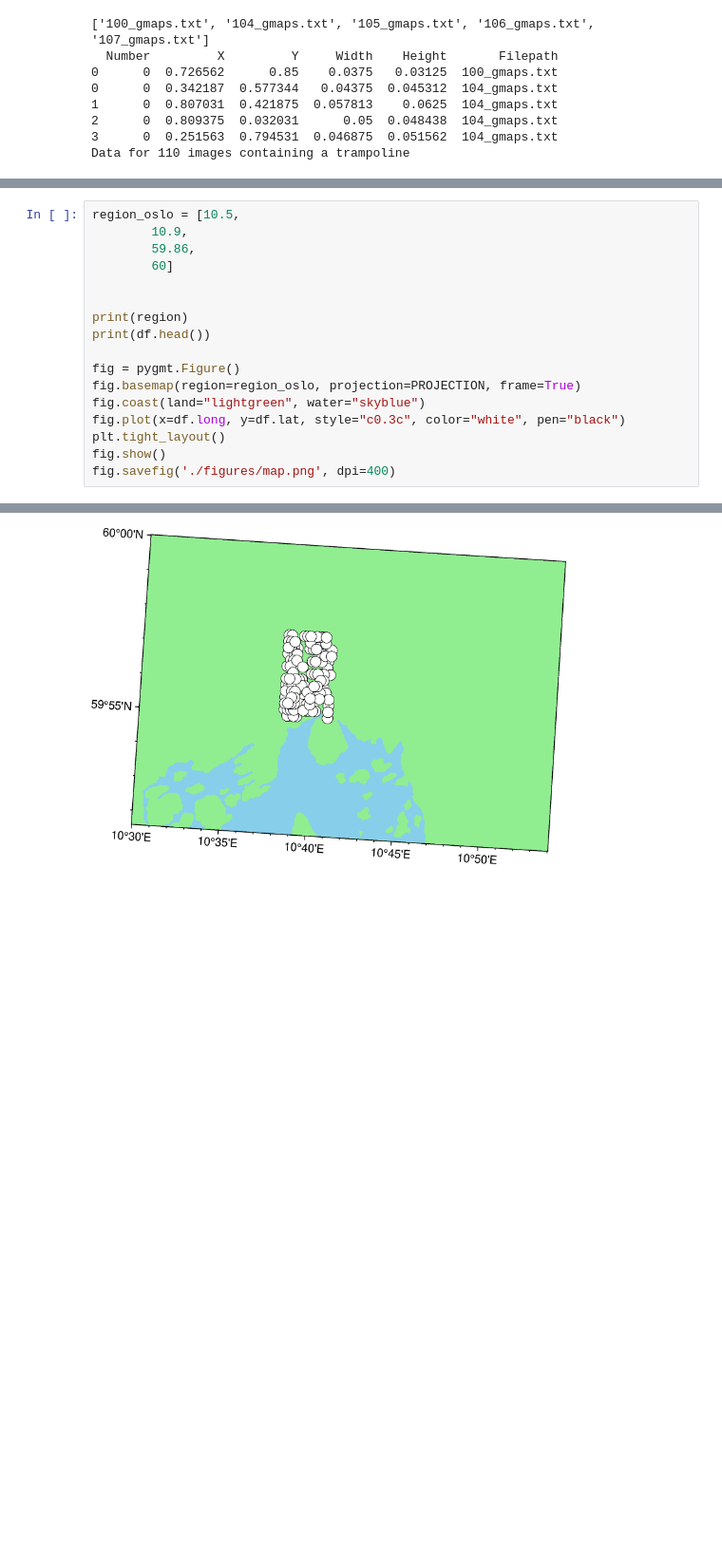
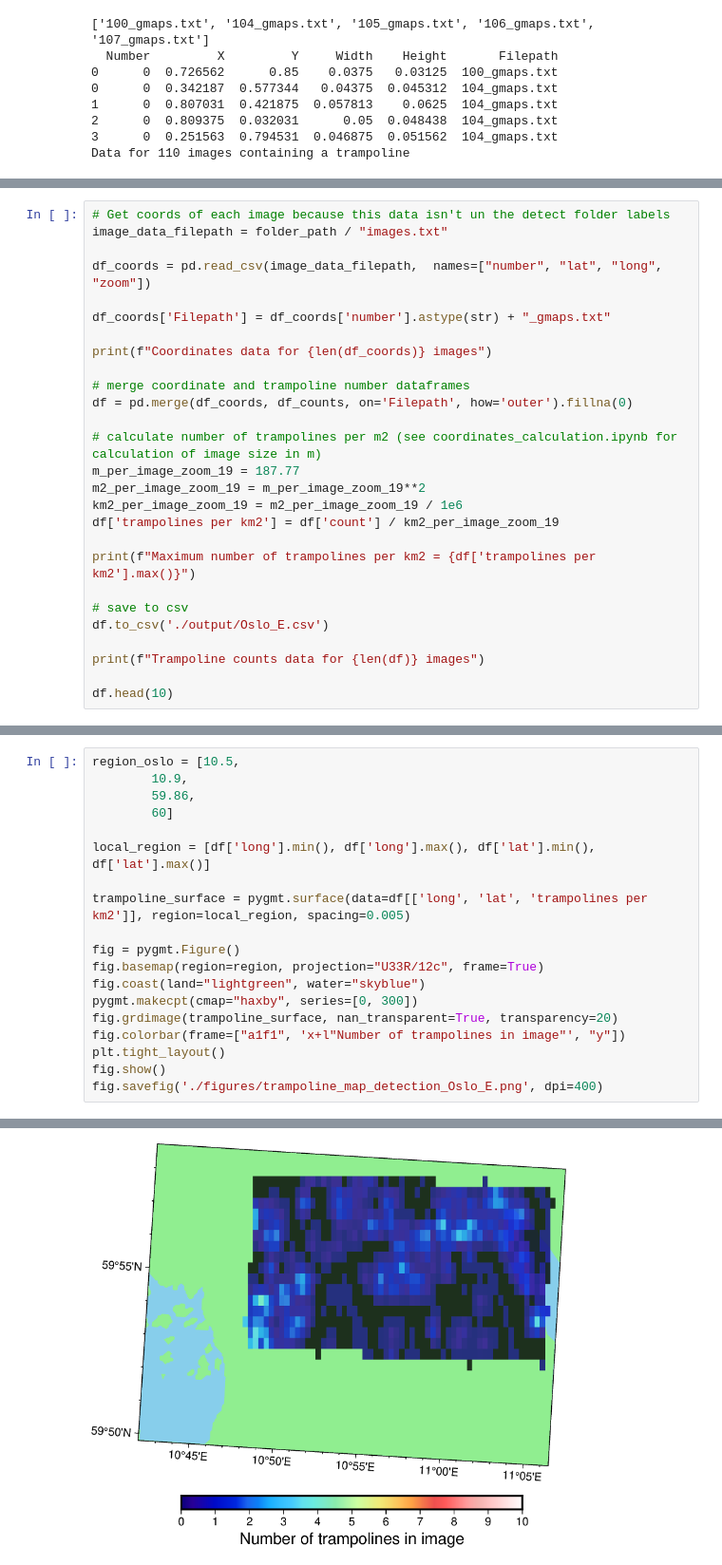
Before and after one commit to lukegriffiths/trampolines, a Jupyter notebook: visualisation.ipynb, the cells around one changed output, grey strips where cells are left out. Shown at 95% size. Saved outputs shown, nothing was run; the diff lists cells and outputs as text; blank space fills up the shorter version.

Commit message:
Added image size calculation

```diff
--- a/visualisation.ipynb
+++ b/visualisation.ipynb
@@ -237,0 +207,27 @@ df.head()
+# %%
+# Get coords of each image because this data isn't un the detect folder labels
+image_data_filepath = folder_path / "images.txt"
+
+df_coords = pd.read_csv(image_data_filepath,  names=["number", "lat", "long", "zoom"])
+
+df_coords['Filepath'] = df_coords['number'].astype(str) + "_gmaps.txt"
+
+print(f"Coordinates data for {len(df_coords)} images")
+
+# merge coordinate and trampoline number dataframes
+df = pd.merge(df_coords, df_counts, on='Filepath', how='outer').fillna(0)
+
+# calculate number of trampolines per m2 (see coordinates_calculation.ipynb for calculation of image size in m)
+m_per_image_zoom_19 = 187.77
+m2_per_image_zoom_19 = m_per_image_zoom_19**2
+km2_per_image_zoom_19 = m2_per_image_zoom_19 / 1e6
+df['trampolines per km2'] = df['count'] / km2_per_image_zoom_19
+
+print(f"Maximum number of trampolines per km2 = {df['trampolines per km2'].max()}")
+
+# save to csv
+df.to_csv('./output/Oslo_E.csv')
+
+print(f"Trampoline counts data for {len(df)} images")
+
+df.head(10)
@@ -241,15 +252,17 @@ region_oslo = [10.5,
         59.86,
         60]
 
+local_region = [df['long'].min(), df['long'].max(), df['lat'].min(), df['lat'].max()]
 
-print(region)
-print(df.head())
+trampoline_surface = pygmt.surface(data=df[['long', 'lat', 'trampolines per km2']], region=local_region, spacing=0.005)
 
 fig = pygmt.Figure()
-fig.basemap(region=region_oslo, projection=PROJECTION, frame=True)
+fig.basemap(region=region, projection="U33R/12c", frame=True)
 fig.coast(land="lightgreen", water="skyblue")
-fig.plot(x=df.long, y=df.lat, style="c0.3c", color="white", pen="black")
+pygmt.makecpt(cmap="haxby", series=[0, 300])
+fig.grdimage(trampoline_surface, nan_transparent=True, transparency=20)
+fig.colorbar(frame=["a1f1", 'x+l"Number of trampolines in image"', "y"])
 plt.tight_layout()
 fig.show()
-fig.savefig('./figures/map.png', dpi=400)
+fig.savefig('./figures/trampoline_map_detection_Oslo_E.png', dpi=400)
 # %% [output]
@@ -263,2 +277,2 @@ fig.savefig('./figures/map.png', dpi=400)
-[figure, old version]
+[figure, new version]
 <Figure size 432x288 with 0 Axes>
```
Also changed, not shown: parts of 11 cells of this notebook, 7 other files.
